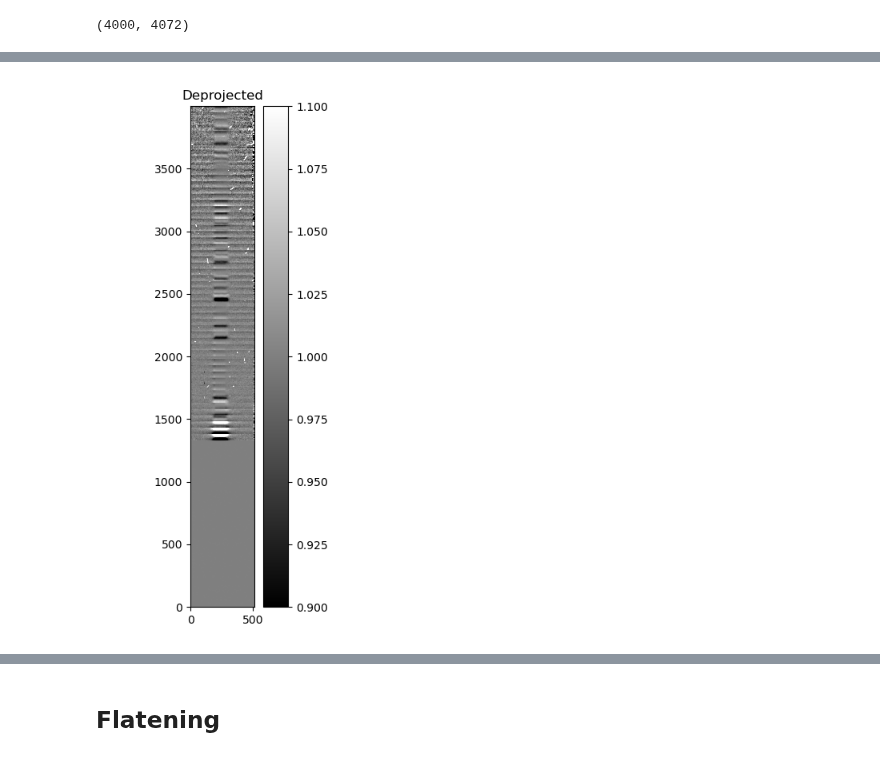
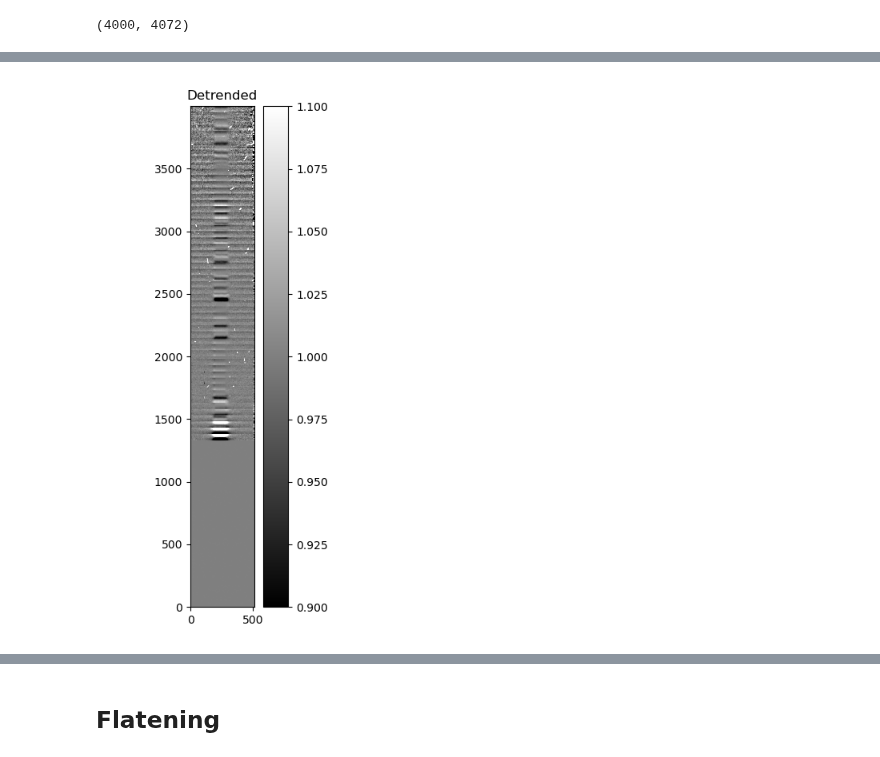
Before and after one commit to mrmonroy/AuxTel_summit_tests_2023, a Jupyter notebook: special_flats_shifting_star/horizontal_shift_star/horizontal_shift_run_20230926.ipynb, the cells around one changed output, grey strips where cells are left out. Drawn from its saved outputs; the diff is of its cells as text; code cells hidden in the pictures.

```diff
--- a/special_flats_shifting_star/horizontal_shift_star/horizontal_shift_run_20230926.ipynb
+++ b/special_flats_shifting_star/horizontal_shift_star/horizontal_shift_run_20230926.ipynb
@@ -605,10 +604,0 @@ Text(0, 0.5, 'Median, bin size = 50 Y pixels')
-# %%
-fig = plt.figure(figsize=(8,6))
-ax = fig.add_subplot(111)
-for row_ in range(yint00,yint1):
-    bin_ = np.digitize(row_,bins)
-    bin_median_ = bins_median[bin_]
-    ax.plot(x_ampli,sum_array[row_,x0:x1]/bin_median_,color='k',alpha=0.05)
-ax.grid()
-ax.set_xlabel('X pixel')
-ax.set_ylabel('ADU')
@@ -630,11 +639,11 @@ deproj_array_.shape
 # %%
 %matplotlib widget
 fig = plt.figure(figsize=(3,7))
 ax = fig.add_subplot(111)
 #im = ax.imshow(deproj_array,cmap="gray",origin='lower',norm=LogNorm())
 im = ax.imshow(deproj_array_[y00:y11,x0:x1],cmap="gray",origin='lower',vmin=0.9,vmax=1.1)
-ax.set_title('Deprojected')
+ax.set_title('Detrended')
 fig.colorbar(im,ax=ax)
 plt.tight_layout()
 # %% [output]
-[figure, old version]
+[figure, new version]
```
Also changed, not shown: parts of 15 cells of this notebook.
